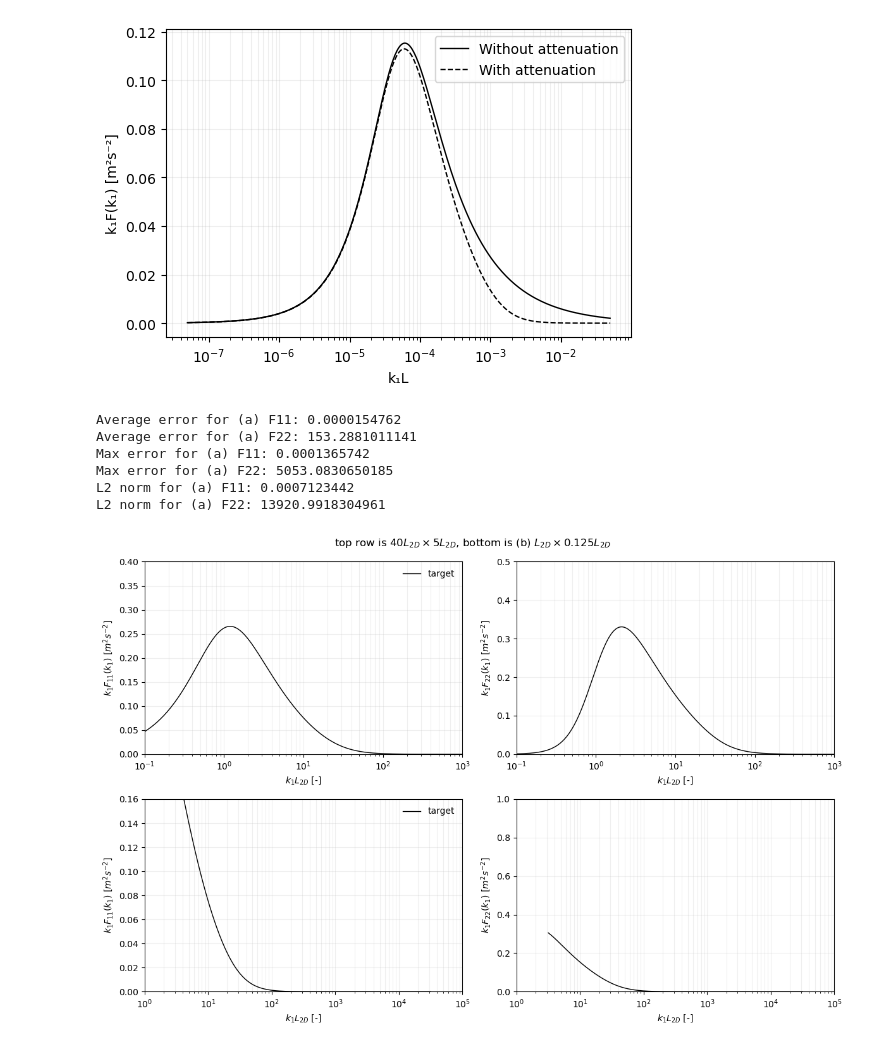
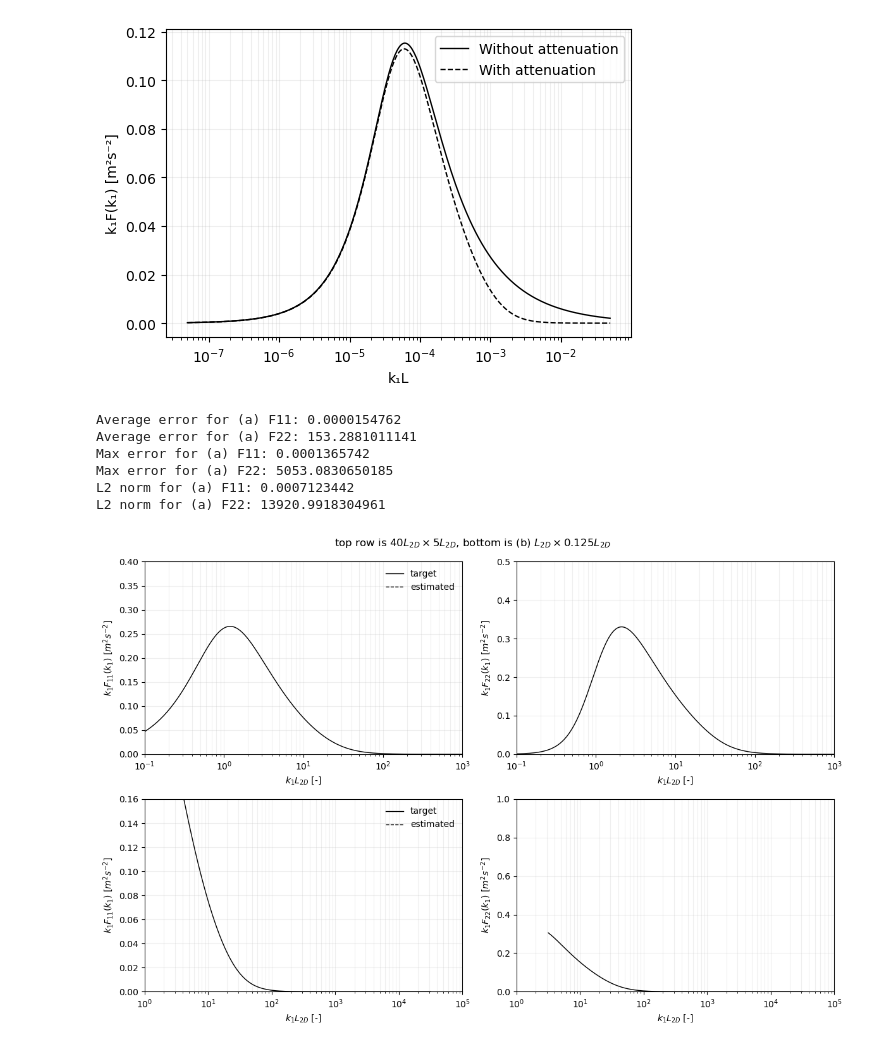
Before and after one commit to METHODS-Group/DRDMannTurb, a Jupyter notebook: low_freq_dev/mannSyed.ipynb, the cells around one changed output. Drawn from its saved outputs; the diff is of its cells as text; code cells hidden in the pictures.

```diff
--- a/low_freq_dev/mannSyed.ipynb
+++ b/low_freq_dev/mannSyed.ipynb
@@ -216,3 +398,31 @@ L2 norm without attenuation: 0.0000000131
+# %%
+config_a = {
+    "L1_factor": 40,
+    "L2_factor": 5,
+    "N1": 10,
+    "N2": 10,
+
+    "L_2d": 15_000.0,
+    "sigma2": 2.0,
+    "psi": np.deg2rad(45),
+    "z_i": 500,
+}
+
+gen_a = generator(config_a)
+# %%
+config_b = {
+    "L1_factor": 1,
+    "L2_factor": 0.125,
+    "N1": 10,
+    "N2": 10,
+
+    "L_2d": 15_000.0,
+    "sigma2": 2.0,
+    "psi": np.deg2rad(45),
+    "z_i": 500,
+}
+
+gen_b = generator(config_b)
 # %%
 plt.clf(); plt.close('all');
 
@@ -285,11 +495,18 @@ print(f"Max error for (a) F22: {np.max(numerical_F22_err_a):.10f}")
 print(f"L2 norm for (a) F11: {np.linalg.norm(numerical_F11_err_a):.10f}")
 print(f"L2 norm for (a) F22: {np.linalg.norm(numerical_F22_err_a):.10f}")
 
+
+gen_a.generate()
+k1_pos, F11_est, F22_est = gen_a.compute_spectrum()
+
+
 ax1.plot(k1_arr_a * L2D, numerical_F11_a, "-", color="black", label="target", linewidth=1)
+ax1.plot(k1_pos * L2D, k1_pos * F11_est, "--", color="black", label="estimated", linewidth=1)
 setup_subplots(ax1, 0.4, is_F11=True, is_a=True)
 ax1.legend(frameon=False)
 
 ax2.plot(k1_arr_a * L2D, numerical_F22_a, "-", color="black", label="target", linewidth=1)
+ax2.plot(k1_pos * L2D, k1_pos * F22_est, "--", color="black", label="estimated", linewidth=1)
 setup_subplots(ax2, 0.5, is_F11=False, is_a=True)
 
 #######################################################################
@@ -300,31 +517,36 @@ numerical_F11_b = []
 numerical_F22_b = []
 
 for k1 in k1_arr_b:
     f11_res, _ = eq6_numerical_F11_2D(k1, psi, L2D, z_i, c, attenuated=True, use_k=True)
     f22_res, _ = eq6_numerical_F22_2D(k1, psi, L2D, z_i, c, attenuated=True, use_k=True)
 
     numerical_F11_b.append(k1 * f11_res)
     numerical_F22_b.append(k1 * f22_res)
 
+gen_b.generate()
+k1_pos, F11_est, F22_est = gen_b.compute_spectrum()
+
 ax3.plot(k1_arr_b * L2D, numerical_F11_b, "-", color="black", label="target", linewidth=1)
+ax3.plot(k1_pos * L2D, k1_pos * F11_est, "--", color="black", label="estimated", linewidth=1)
 setup_subplots(ax3, 0.16, is_F11=True, is_a=False)
 ax3.legend(frameon=False)
 
 ax4.plot(k1_arr_b * L2D, numerical_F22_b, "-", color="black", label="target", linewidth=1)
+ax4.plot(k1_pos * L2D, k1_pos * F22_est, "--", color="black", label="estimated", linewidth=1)
 setup_subplots(ax4, 1.0, is_F11=False, is_a=False)
 
 #########################################################################
 # Overall plot edits
 fig.suptitle(r"top row is $40L_{2D}\times 5L_{2D}$, bottom is (b) $L_{2D} \times 0.125L_{2D}$", y=0.98)
 plt.tight_layout()
 plt.show()
 
 warnings.filterwarnings("default")
 # %% [output]
 Average error for (a) F11: 0.0000154762
 Average error for (a) F22: 153.2881011141
 Max error for (a) F11: 0.0001365742
 Max error for (a) F22: 5053.0830650185
 L2 norm for (a) F11: 0.0007123442
 L2 norm for (a) F22: 13920.9918304961
-[figure, old version]
+[figure, new version]
```
Also changed, not shown: parts of 3 cells of this notebook, 2 other files.
